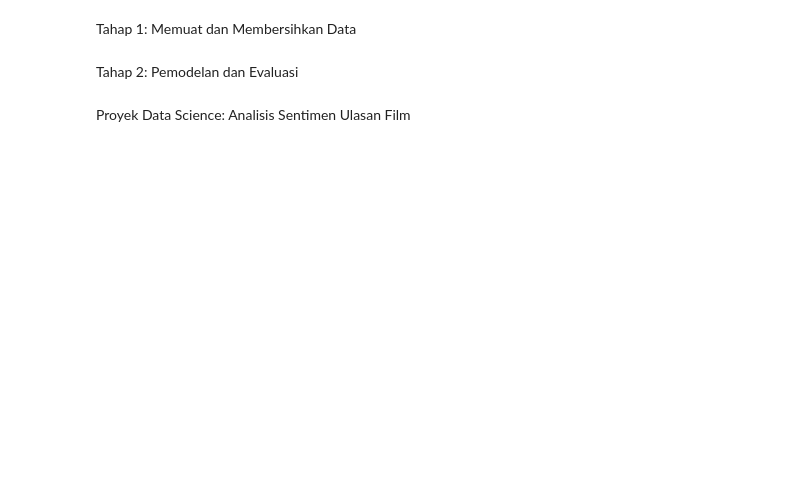
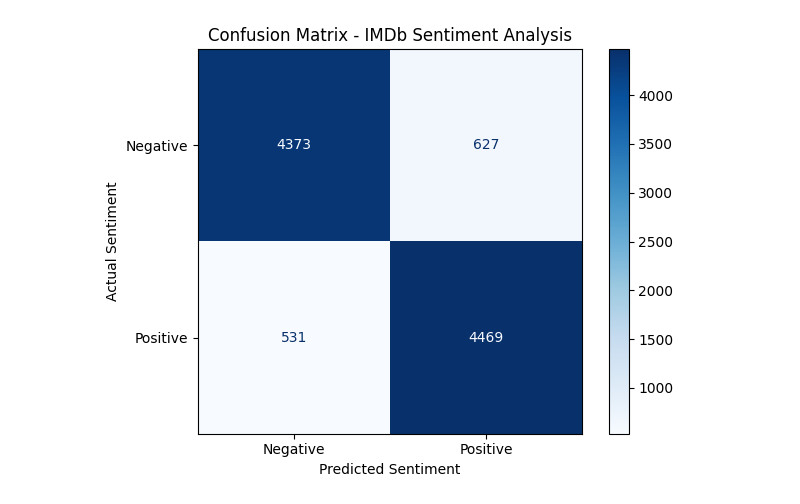
Before and after one commit to rangga0306/movie-review-sentiment-analysis, a Jupyter notebook: imdb_sentiment_analysis.ipynb, the cells around one changed output. Cells and saved outputs as stored; diff of their text form; code cells hidden in the pictures; blank space fills up the shorter version.

Commit message:
Fix data leakage and add model evaluation

```diff
--- a/imdb_sentiment_analysis.ipynb
+++ b/imdb_sentiment_analysis.ipynb
@@ -9,8 +9,28 @@ from nltk.stem import PorterStemmer
 # unduh stop words (hanya perlu dijalankan sekali)
 nltk.download('stopwords')
 
-# memuat dataset
-df = pd.read_csv('IMDB Dataset.csv')
+# Mengunduh dan memuat dataset langsung dari Kaggle
+!pip install -q kagglehub
+
+import kagglehub
+from pathlib import Path
+
+dataset_folder = Path(
+    kagglehub.dataset_download(
+        "lakshmi25npathi/imdb-dataset-of-50k-movie-reviews"
+    )
+)
+
+# Menampilkan file yang berhasil diunduh
+csv_files = list(dataset_folder.rglob("*.csv"))
+print("File CSV ditemukan:", csv_files)
+
+# Membaca file CSV pertama
+df = pd.read_csv(csv_files[0])
+
+print("Dataset berhasil dimuat")
+print("Ukuran dataset:", df.shape)
+df.head()
 
 print("data awal (5 barisan pertama):")
 print(df.head())
@@ -139,9 +165,22 @@ laporan klasifikasi:
     accuracy                           0.88     10000
    macro avg       0.88      0.88      0.88     10000
 weighted avg       0.88      0.88      0.88     10000
-# %% [markdown]
-Tahap 1: Memuat dan Membersihkan Data
-# %% [markdown]
-Tahap 2: Pemodelan dan Evaluasi
-# %% [markdown]
-Proyek Data Science: Analisis Sentimen Ulasan Film
+# %%
+from sklearn.metrics import ConfusionMatrixDisplay
+import matplotlib.pyplot as plt
+
+ConfusionMatrixDisplay.from_predictions(
+    y_test,
+    y_pred,
+    display_labels=["Negative", "Positive"],
+    cmap="Blues",
+    values_format="d"
+)
+
+plt.title("Confusion Matrix - IMDb Sentiment Analysis")
+plt.xlabel("Predicted Sentiment")
+plt.ylabel("Actual Sentiment")
+plt.tight_layout()
+plt.show()
+# %% [output]
+[figure, added]
```
Also changed, not shown: parts of 3 cells of this notebook.
